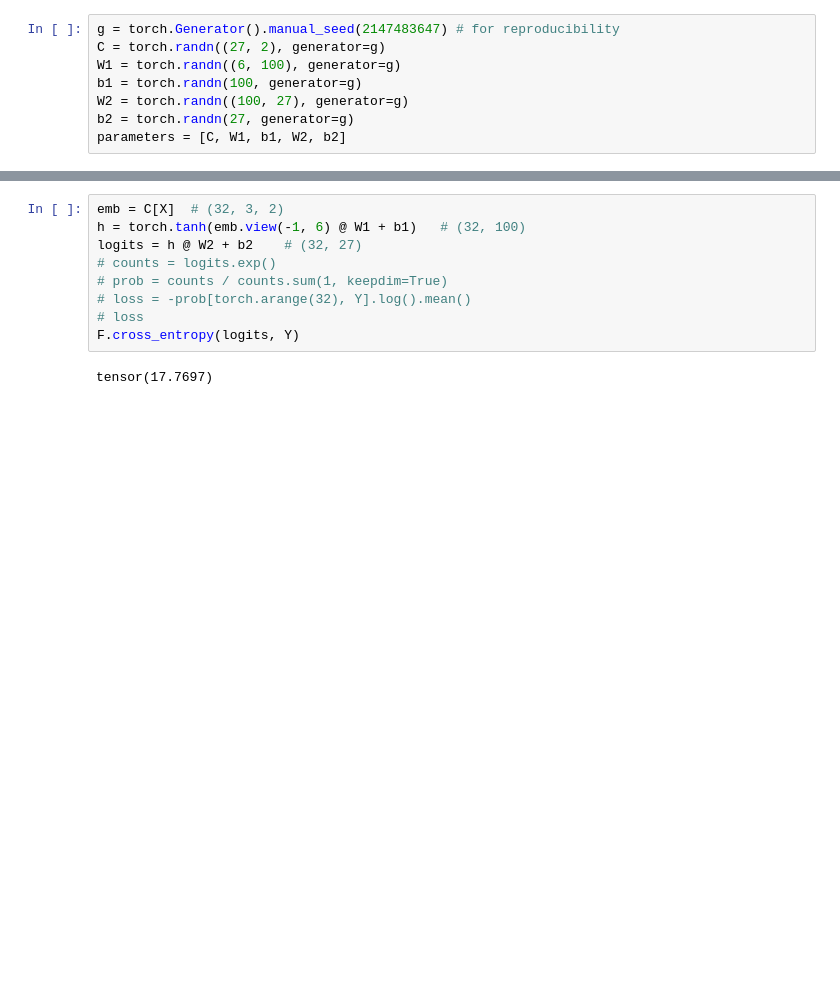
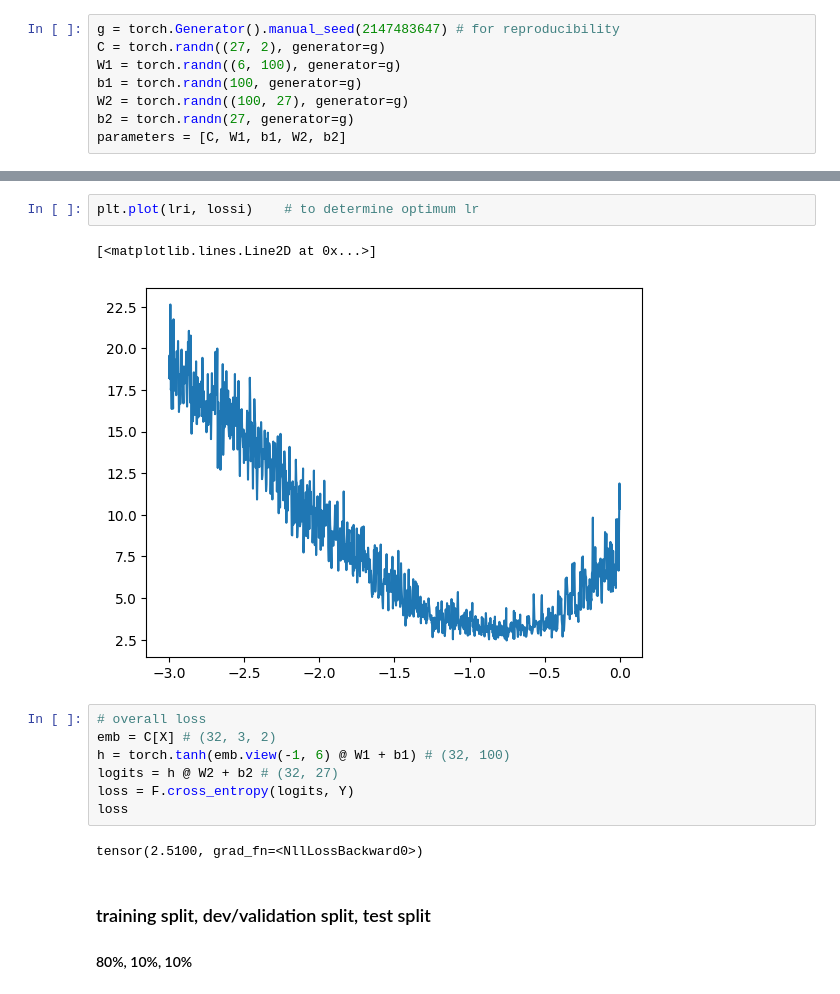
Before and after one commit to satvikg2002/neural-nets, a Jupyter notebook: building makemore/mlp_language_model.ipynb, the cells around one changed output, grey strips where cells are left out. Saved outputs shown, nothing was run; the diff lists cells and outputs as text; blank space fills up the shorter version.

```diff
--- a/building makemore/mlp_language_model.ipynb
+++ b/building makemore/mlp_language_model.ipynb
@@ -183,11 +268,17 @@ sum(p.nelement() for p in parameters)
+# %%
+plt.plot(lri, lossi)    # to determine optimum lr
+# %% [output]
+[<matplotlib.lines.Line2D at 0x...>]
+[figure, added]
 # %%
-emb = C[X]  # (32, 3, 2)
-h = torch.tanh(emb.view(-1, 6) @ W1 + b1)   # (32, 100)
-logits = h @ W2 + b2    # (32, 27)
-# counts = logits.exp()
-# prob = counts / counts.sum(1, keepdim=True)
-# loss = -prob[torch.arange(32), Y].log().mean()
-# loss
-F.cross_entropy(logits, Y)
+# overall loss
+emb = C[X] # (32, 3, 2)
+h = torch.tanh(emb.view(-1, 6) @ W1 + b1) # (32, 100)
+logits = h @ W2 + b2 # (32, 27)
+loss = F.cross_entropy(logits, Y)
+loss
 # %% [output]
-tensor(17.7697)
+tensor(2.5100, grad_fn=<NllLossBackward0>)
+# %% [markdown]
+### training split, dev/validation split, test split
+#### 80%, 10%, 10%
```
Also changed, not shown: parts of 30 cells of this notebook.
